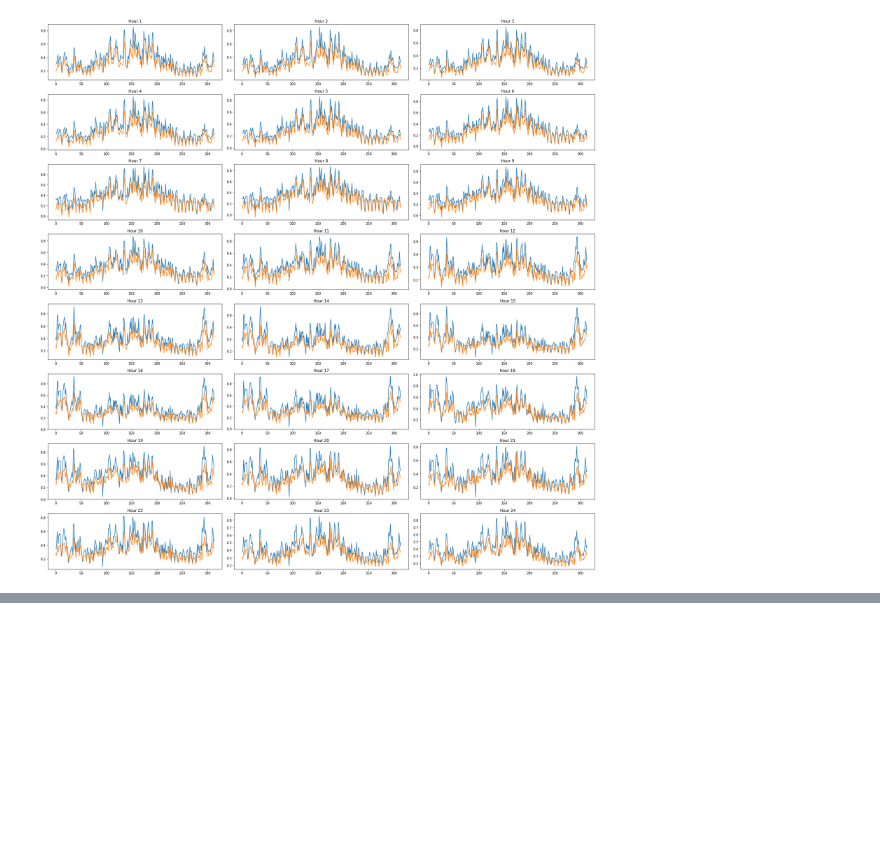
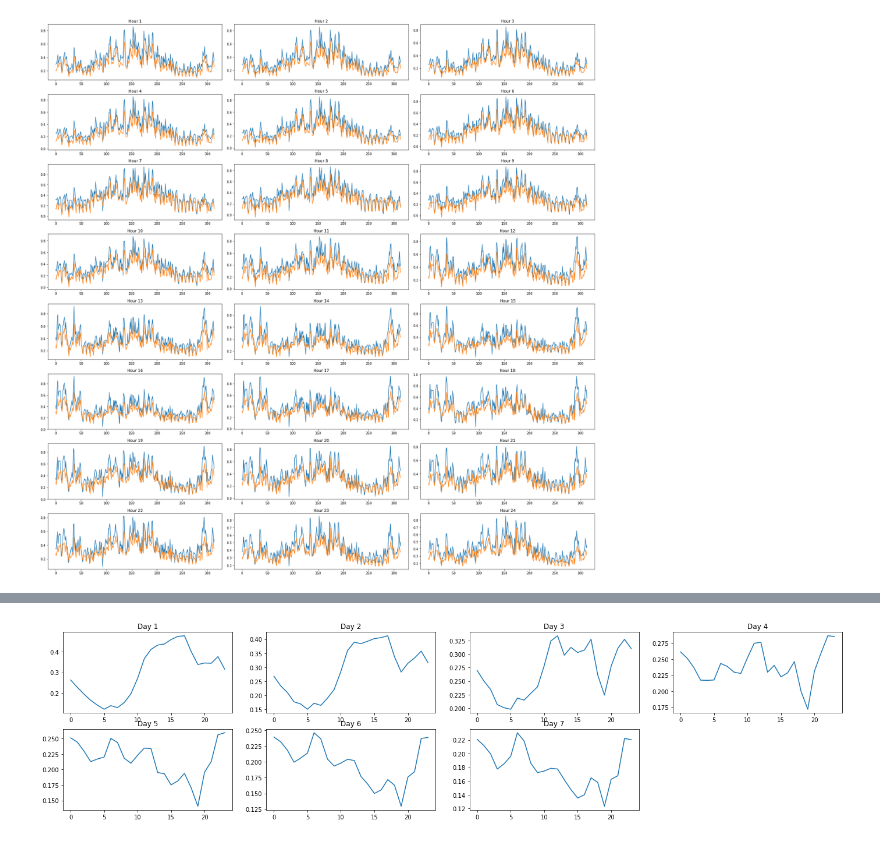
Before and after one commit to Prakash2403/SIH-2k18, a Jupyter notebook: Analysis.ipynb, the cells around one changed output, grey strips where cells are left out. Saved outputs shown, nothing was run; the diff lists cells and outputs as text; code cells hidden in the pictures; blank space fills up the shorter version.

```diff
--- a/Analysis.ipynb
+++ b/Analysis.ipynb
@@ -266,0 +224,32 @@ plot_per
+# %%
+def predict_future(model, input_data, num_days):
+    output_list = []
+    input_list = input_data
+    predicted_data = input_data.copy()
+    for _ in range(num_days):
+        predicted_data = model.predict(input_list)
+        input_list = numpy.delete(input_list[0], obj=0, axis=0)
+        input_list = numpy.append(input_list, predicted_data, axis = 0)
+        input_list = numpy.asarray(numpy.reshape(input_list, (1, 12, 24)))
+        output_list.append(predicted_data)
+    return output_list
+# %%
+model.load_weights('model_weights/best_RNN_weights.hdf5')
+input_data = X_test[-1]
+input_data = numpy.asarray(numpy.reshape(input_data, (1, 12, 24)))
+num_days = 7
+outputs = predict_future(model, input_data, num_days)
+# %%
+def plot_future_prediction(outputs):
+    i = 0
+    plt.figure(figsize=(24, 24))
+    for output in outputs:
+        i += 1
+        plt.subplot(8, 4, i)
+        plt.plot(range(0, 24), output[0])
+        plt.title("Day " + str(i))
+    plt.show()
+# %%
+plot_future_prediction(outputs)
+# %% [output]
+[figure, added]
```
Also changed, not shown: parts of 12 cells of this notebook, 1 other file.
